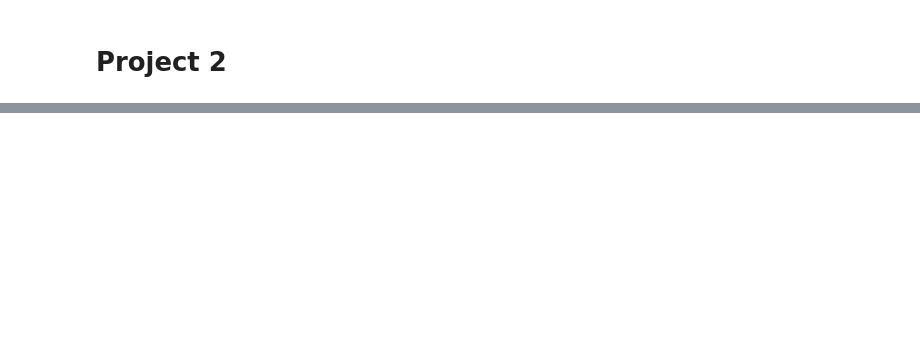
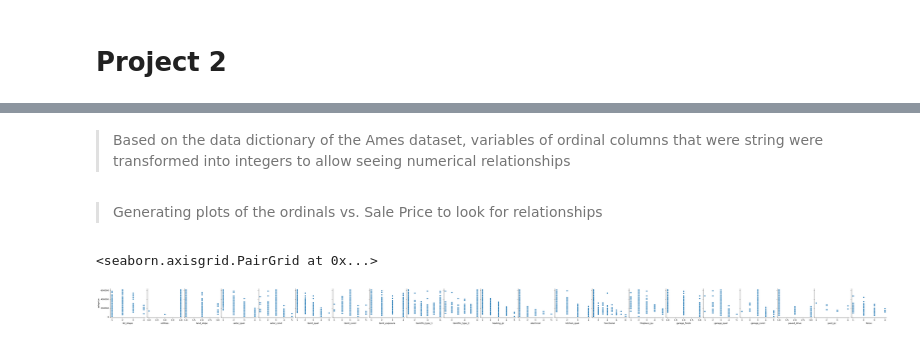
Before and after one commit to gabrielafichtner/ames-housing-regression, a Jupyter notebook: Project-2.ipynb, the cells around one changed output, grey strips where cells are left out. Saved outputs shown, nothing was run; the diff lists cells and outputs as text; code cells hidden in the pictures; blank space fills up the shorter version.

```diff
--- a/Project-2.ipynb
+++ b/Project-2.ipynb
@@ -138,0 +25,3 @@ SalePrice nulls: 0
+# %%
+train.columns = train.columns.str.lower().str.replace(' ','_')
+test.columns = test.columns.str.lower().str.replace(' ','_')
@@ -138,0 +53,2 @@ SalePrice nulls: 0
+# %%
+X = train.copy()
@@ -138,0 +80,24 @@ SalePrice nulls: 0
+# %% [markdown]
+> Based on the data dictionary of the Ames dataset, variables of ordinal columns that were string were transformed into integers to allow seeing numerical relationships
+# %%
+X['lot_shape'] = X['lot_shape'].map({'Reg':1, 'IR1':2, 'IR2':3, 'IR3':4})
+X['utilities'] = X['utilities'].map({'ELO': 1, 'NoSeWa': 2, 'NoSewr':3, 'AllPub': 4})
+X['land_slope'] = X['land_slope'].map({'Gtl': 1, 'Mod':2, 'Sev':3})
+X['exter_qual'] = X['exter_qual'].map({'Ex': 1, 'Gd':2, 'TA':3, 'Fa':4, 'Po':5})
+X['exter_cond'] = X['exter_cond'].map({'Ex': 1, 'Gd':2, 'TA':3, 'Fa':4, 'Po':5})
+X['bsmt_qual'] = X['bsmt_qual'].map({'Ex': 1, 'Gd':2, 'TA':3, 'Fa':4, 'Po':5})
+X['bsmt_cond'] = X['bsmt_cond'].map({'Ex': 1, 'Gd':2, 'TA':3, 'Fa':4, 'Po':5})
+X['bsmt_exposure'] = X['bsmt_exposure'].map({'Gd':1, 'Av':2, 'Mn':3, 'No':4})
+X['bsmtfin_type_1'] = X['bsmtfin_type_1'].map({'GLQ':1, 'ALQ':2, 'BLQ':3, 'Rec':4, 'LwQ':5, 'Unf':6})
+X['bsmtfin_type_2'] = X['bsmtfin_type_2'].map({'GLQ':1, 'ALQ':2, 'BLQ':3, 'Rec':4, 'LwQ':5, 'Unf':6})
+X['heating_qc'] = X['heating_qc'].map({'Ex': 1, 'Gd':2, 'TA':3, 'Fa':4, 'Po':5})
+X['electrical'] = X['electrical'].map({'SBrkr':1, 'FuseA':2, 'FuseF':3, 'FuseP':4, 'Mix':5})
+X['kitchen_qual'] = X['kitchen_qual'].map({'Ex': 1, 'Gd':2, 'TA':3, 'Fa':4, 'Po':5})
+X['functional'] = X['functional'].map({'Typ':1, 'Min1':2, 'Min2':3, 'Mod':4, 'Maj1':5, 'Maj2':6, 'Sev':7, 'Sal':8})
+X['fireplace_qu'] = X['fireplace_qu'].map({'Ex': 1, 'Gd':2, 'TA':3, 'Fa':4, 'Po':5})
+X['garage_finish'] = X['garage_finish'].map({'Fin':1, 'RFn':2, 'Unf':3})
+X['garage_qual'] = X['garage_qual'].map({'Ex': 1, 'Gd':2, 'TA':3, 'Fa':4, 'Po':5})
+X['garage_cond'] = X['garage_cond'].map({'Ex': 1, 'Gd':2, 'TA':3, 'Fa':4, 'Po':5})
+X['paved_drive'] = X['paved_drive'].map({'Y':1, 'P':2, 'N':3})
+X['pool_qc'] = X['pool_qc'].map({'Ex': 1, 'Gd':2, 'TA':3, 'Fa':4, 'Po':5})
+X['fence'] = X['fence'].map({'GdPrv':1, 'MnPrv':2, 'GdWo':3, 'MnWw':4})
@@ -138,0 +111,12 @@ SalePrice nulls: 0
+# %%
+ordinals = ['lot_shape', 'utilities', 'land_slope','exter_qual','exter_cond','bsmt_qual','bsmt_cond',
+            'bsmt_exposure','bsmtfin_type_1','bsmtfin_type_2','heating_qc','electrical','kitchen_qual',
+            'functional','fireplace_qu','garage_finish','garage_qual','garage_cond','paved_drive','pool_qc',
+            'fence']
+# %% [markdown]
+> Generating plots of the ordinals vs. Sale Price to look for relationships
+# %%
+sns.pairplot(data = X, x_vars = ordinals, y_vars = 'saleprice')
+# %% [output]
+<seaborn.axisgrid.PairGrid at 0x...>
+[figure, added]
```
Also changed, not shown: parts of 81 cells of this notebook, 8 other files.
